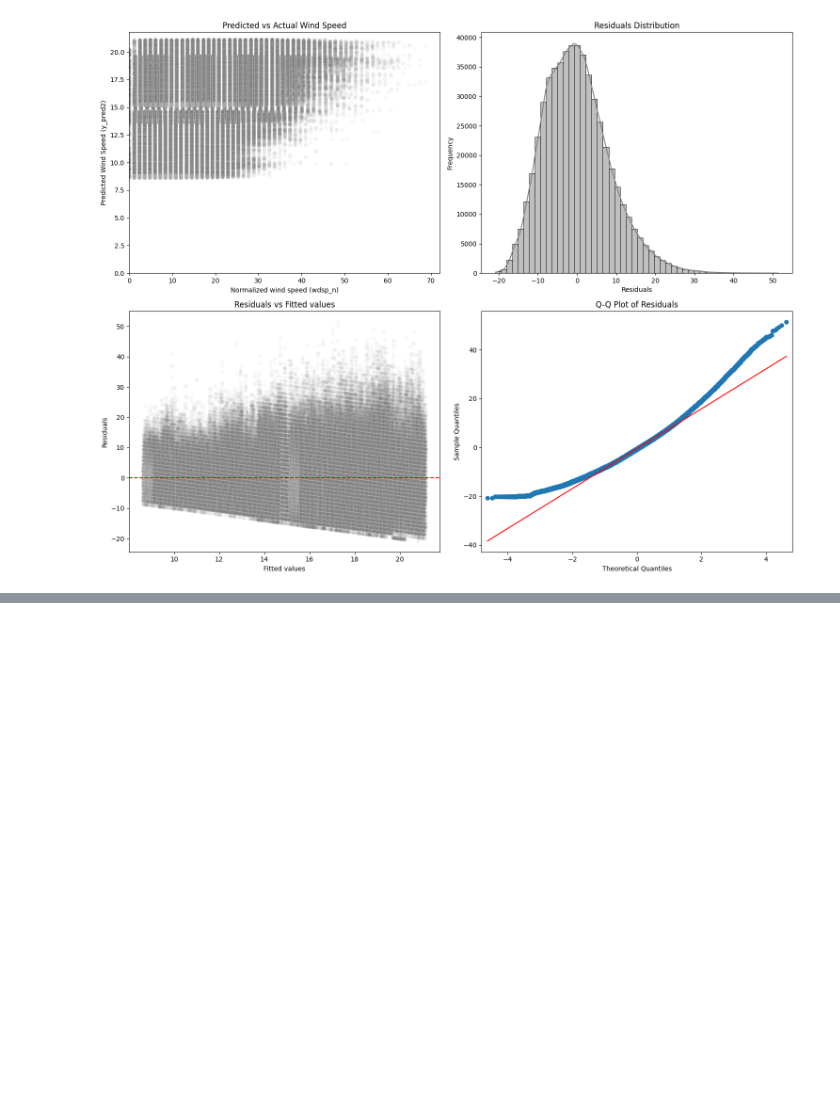
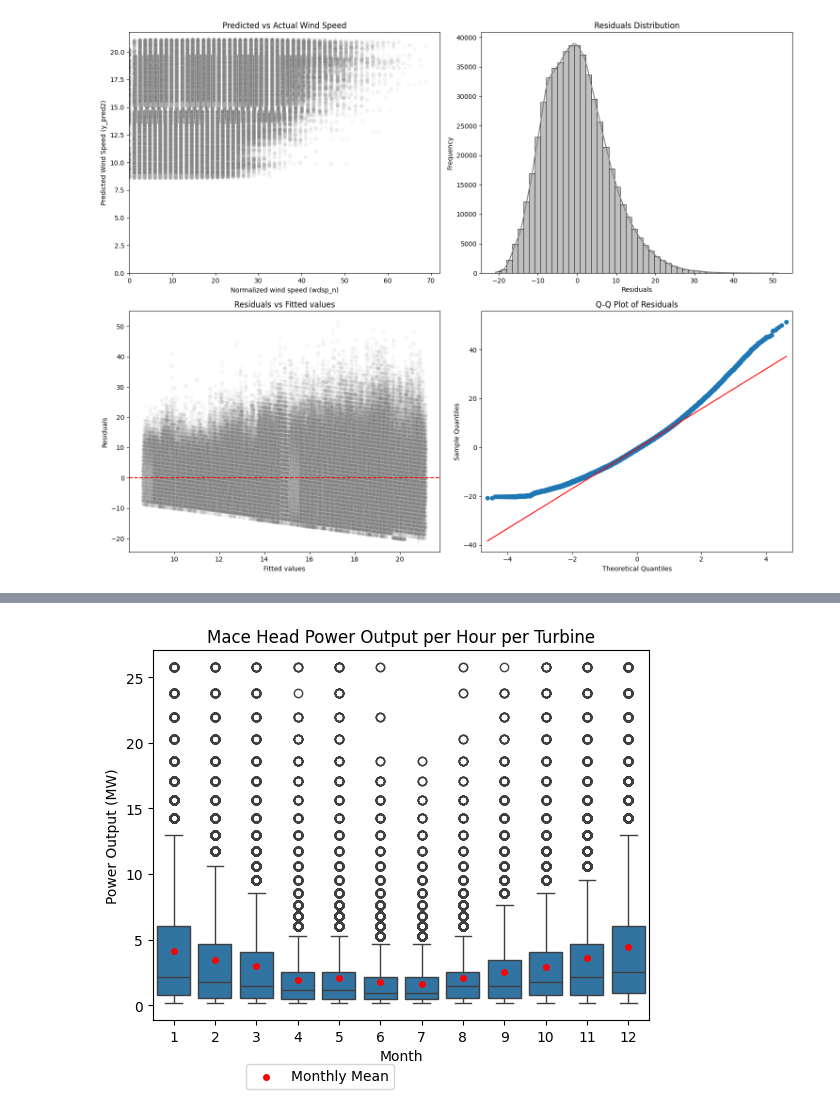
Before and after one commit to gfmg/PFDA, a Jupyter notebook: project/IRL_WestCoast_WindAnalysis.ipynb, the cells around one changed output, grey strips where cells are left out. Cells and saved outputs as stored; diff of their text form; code cells hidden in the pictures; blank space fills up the shorter version.

Commit message:
Adding power output analysis

```diff
--- a/project/IRL_WestCoast_WindAnalysis.ipynb
+++ b/project/IRL_WestCoast_WindAnalysis.ipynb
@@ -457,13 +459,19 @@ Where:
 # %%
-#Subset Mace Head
+#Subset Mace Head and wind speeds between 4 and 25 m/s
 datasub_mh = datasub[datasub['name'] == 'MACE HEAD']
 
 # Wind power calculation
 # First transform from knots to m/s
 datasub_mh['wdsp_ms'] = datasub_mh['wdsp_n']*0.514444
 
-# Calculate the power in MegaWatts
+#Subset data from 4-25m/s
+datasub_mh = datasub_mh[(datasub_mh['wdsp_ms'] >= 4) & (datasub_mh['wdsp_ms'] <= 25)]
+
+# Calculate the power per hour in MegaWatts
 datasub_mh['power_MW'] = (0.5*1.225*(3.14159*(30)**2)*(datasub_mh['wdsp_ms'])**3)/1000000
+
+#Monthly mean power per hour
+power_M_mean = datasub_mh.groupby('month')['power_MW'].mean().reset_index()
 # %% [output]
 A value is trying to be set on a copy of a slice from a DataFrame.
 Try using .loc[row_indexer,col_indexer] = value instead
@@ -487,2 +483,16 @@ plt.show()
+# %%
+# Add monthly mean
+fig, ax = plt.subplots()
+sns.boxplot(data=datasub_mh, x='month', y='power_MW', ax=ax)
+sns.swarmplot(data=power_M_mean, x='month', y='power_MW', color='red', label='Monthly Mean', ax=ax, dodge=True)
+plt.title('Mace Head Power Output per Hour per Turbine')
+plt.xlabel('Month')
+plt.ylabel('Power Output (MW)')
+handles, labels = ax.get_legend_handles_labels() #Otherwise the legend had 12 entries
+by_label = dict(zip(labels, handles))
+plt.legend(by_label.values(), by_label.keys(), bbox_to_anchor=(0.5, -0.1))
+plt.show()
+# %% [output]
+[figure, added]
 # %% [markdown]
 # Conclusions
```
Also changed, not shown: parts of 7 cells of this notebook.
